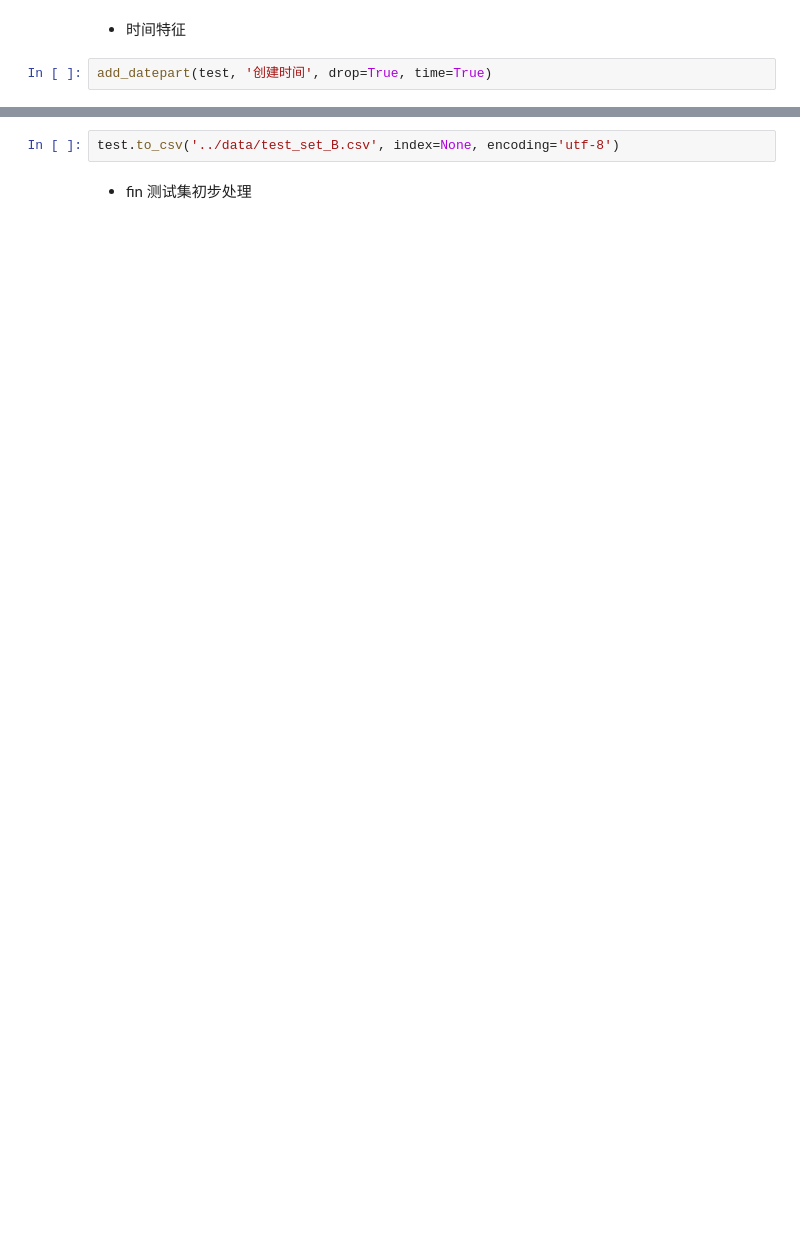
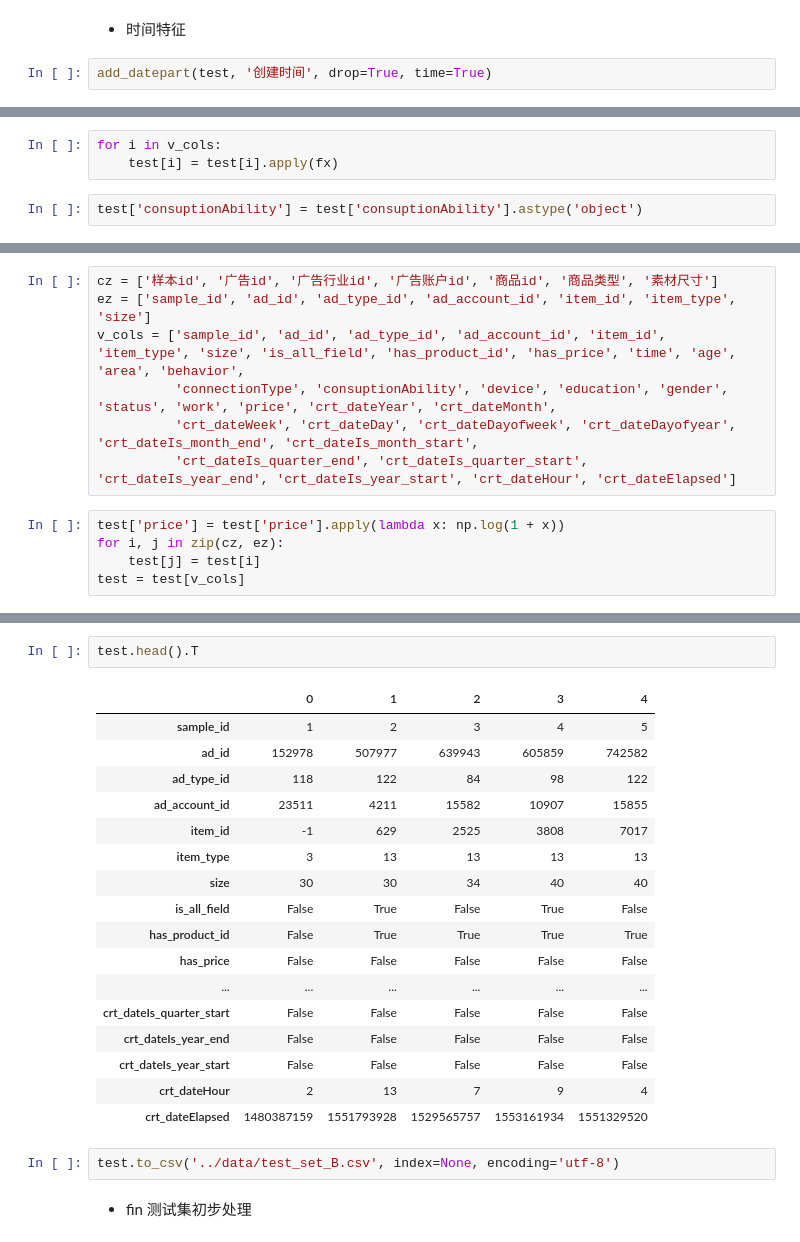
Before and after one commit to AutuanLiu/2019TencentAlgorithm, a Jupyter notebook: nbs/test_features_B.ipynb, the cells around one changed output, grey strips where cells are left out. Cells and saved outputs as stored; diff of their text form; blank space fills up the shorter version.

```diff
--- a/nbs/test_features_B.ipynb
+++ b/nbs/test_features_B.ipynb
@@ -193,0 +158,5 @@ test.drop(columns=['出价'], inplace=True)
+# %%
+for i in v_cols:
+    test[i] = test[i].apply(fx)
+# %%
+test['consuptionAbility'] = test['consuptionAbility'].astype('object')
@@ -193,0 +225,12 @@ test.drop(columns=['出价'], inplace=True)
+# %%
+cz = ['样本id', '广告id', '广告行业id', '广告账户id', '商品id', '商品类型', '素材尺寸']
+ez = ['sample_id', 'ad_id', 'ad_type_id', 'ad_account_id', 'item_id', 'item_type', 'size']
+v_cols = ['sample_id', 'ad_id', 'ad_type_id', 'ad_account_id', 'item_id', 'item_type', 'size', 'is_all_field', 'has_product_id', 'has_price', 'time', 'age', 'area', 'behavior',
+          'connectionType', 'consuptionAbility', 'device', 'education', 'gender', 'status', 'work', 'price', 'crt_dateYear', 'crt_dateMonth',
+          'crt_dateWeek', 'crt_dateDay', 'crt_dateDayofweek', 'crt_dateDayofyear', 'crt_dateIs_month_end', 'crt_dateIs_month_start',
+          'crt_dateIs_quarter_end', 'crt_dateIs_quarter_start', 'crt_dateIs_year_end', 'crt_dateIs_year_start', 'crt_dateHour', 'crt_dateElapsed']
+# %%
+test['price'] = test['price'].apply(lambda x: np.log(1 + x))
+for i, j in zip(cz, ez):
+    test[j] = test[i]
+test = test[v_cols]
@@ -194,3 +264,23 @@ test.drop(columns=['出价'], inplace=True)
+# %%
+test.head().T
+# %% [output]
+|  | 0 | 1 | 2 | 3 | 4 |
+| sample_id | 1 | 2 | 3 | 4 | 5 |
+| ad_id | 152978 | 507977 | 639943 | 605859 | 742582 |
+| ad_type_id | 118 | 122 | 84 | 98 | 122 |
+| ad_account_id | 23511 | 4211 | 15582 | 10907 | 15855 |
+| item_id | -1 | 629 | 2525 | 3808 | 7017 |
+| item_type | 3 | 13 | 13 | 13 | 13 |
+| size | 30 | 30 | 34 | 40 | 40 |
+| is_all_field | False | True | False | True | False |
+| has_product_id | False | True | True | True | True |
+| has_price | False | False | False | False | False |
+| ... | ... | ... | ... | ... | ... |
+| crt_dateIs_quarter_start | False | False | False | False | False |
+| crt_dateIs_year_end | False | False | False | False | False |
+| crt_dateIs_year_start | False | False | False | False | False |
+| crt_dateHour | 2 | 13 | 7 | 9 | 4 |
+| crt_dateElapsed | 1480387159 | 1551793928 | 1529565757 | 1553161934 | 1551329520 |
 # %%
 test.to_csv('../data/test_set_B.csv', index=None, encoding='utf-8')
 # %% [markdown]
```
Also changed, not shown: parts of 22 cells of this notebook, 6 other files.
